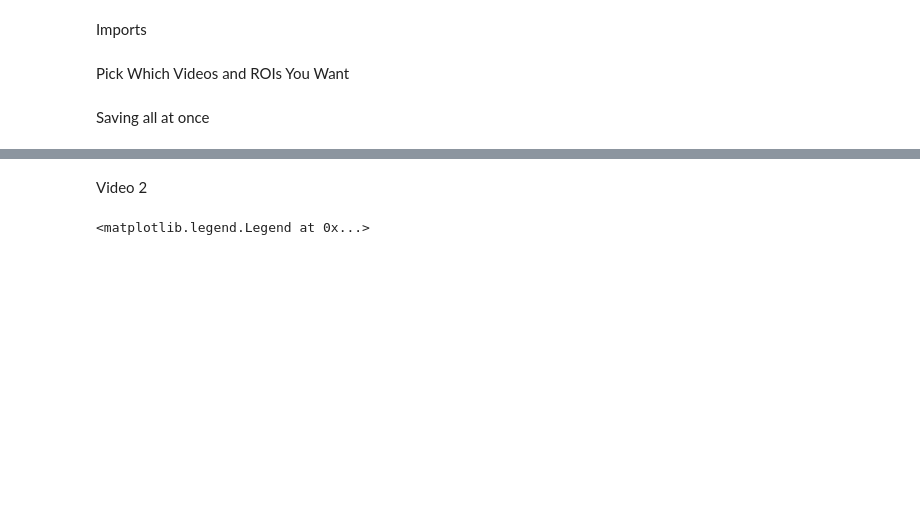
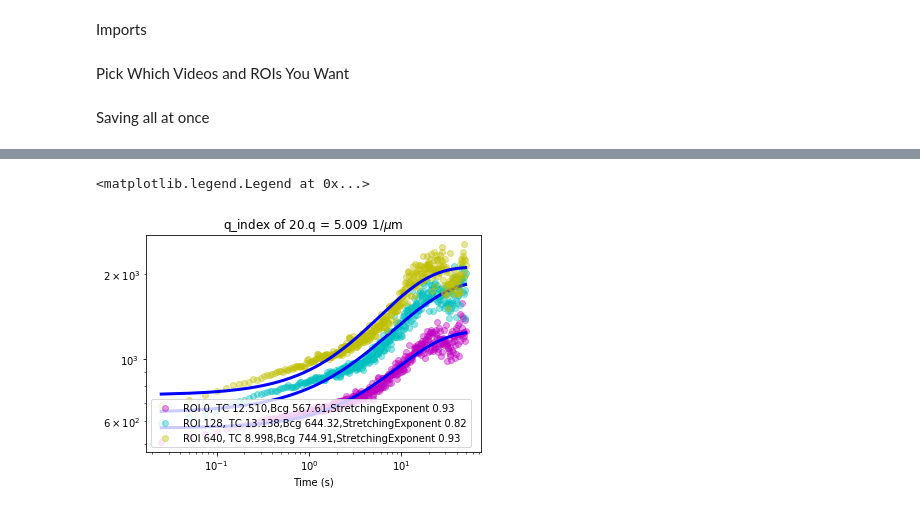
Before and after one commit to chmatsuda/Differential-Dynamic-Microscopy---Python, a Jupyter notebook: NewAnalysisFiles/Plotting the Fits for a Specified q ACTIN.ipynb, the cells around one changed output, grey strips where cells are left out. Cells and saved outputs as stored; diff of their text form; code cells hidden in the pictures; blank space fills up the shorter version.

```diff
--- a/NewAnalysisFiles/Plotting the Fits for a Specified q ACTIN.ipynb
+++ b/NewAnalysisFiles/Plotting the Fits for a Specified q ACTIN.ipynb
@@ -40,6 +40,8 @@ frame_rate = 40.0
 f = open(data_dir1+datafile,'rb')
 AllResults = pickle.load(f)
 f.close()
+imDimension = 128
+px = .196
 
 
 # data_dir2 = "Z:\\ChristelleSummer2018\\Data\\BeadsInConditions\\Copolymerized\\2018_07_17\\40\\copoly40fps_2\\"
@@ -64,20 +64,25 @@ Sample1 ={}
 # %%
-ROIs = ['0','128','256','384','512','640']
+## You dont have to edit anything here unless it can't find the fft files then change the ddmdatafile
+if(imDimension == 256):
+    ROIs = ['0','256','512']   ##for a 256
+    dim='_256x256_'
+elif(imDimension==128):
+    ROIs = ['0','128','256','384','512','640'] ##for a 128
+    dim='_128x128_'
 for i in range(len(ROIs)):
-    ROIindex = i
-    ROI = ROIs[ROIindex]
+    ROI = ROIs[i]
 
-    fitparamsB = AllResults['fitparams'+str(ROI)]
-    theoryB = AllResults['theory'+str(ROI)]
-    chiB = AllResults['chi2'+str(ROI)]
+    fitparamsA = AllResults['fitparams'+str(ROI)]
+    theoryA = AllResults['theory'+str(ROI)]
+    chiA = AllResults['chi2'+str(ROI)]
 
-    ddmdatafile = 'Actin40fps_3_MMStack_Pos0.ome_'+str(ROI)+'_128x128_FFTDIFFS_dts_ravs.p'
+    ##File Name of the fft files
+    ddmdatafile = data_dir1.split("\\")[-2]+'_MMStack_Pos0.ome_'+str(ROI)+dim+'FFTDIFFS_dts_ravs.p'
 
     g = open(data_dir1+ddmdatafile,'rb')
     dat = pickle.load(g)
     g.close()
 
-    # dat = pickle.load(open(DDMdata_dir1+ddmdatafile,'r'))
     Sample0['dts'+ROIs[i]]  = dat['dts']
     Sample0['ravs'+ROIs[i]] = dat['ravs']
     Sample0['ffts'+ROIs[i]] = dat['ffts']
@@ -105,2 +89,0 @@ Sample0.keys()
-# %% [markdown]
-Video 2
@@ -127,0 +92,4 @@ Video 2
+# %%
+a = open(data_dir1+'\\RavsForFits.p','rb')
+Sample0 = pickle.load(a)
+a.close()
@@ -128,28 +98,28 @@ Video 2
 # %%
-mpld3.disable_notebook()
-%matplotlib qt5
+%matplotlib inline
 ROIs = [0,128,640]
 col = ['mo','co','yo','mo','co','yo']
-q_index = 20
+
 imDimension= 128
 px = .196
 q = np.arange(0,imDimension/2)*2*np.pi*(1./(imDimension*px))
 for i in range(len(ROIs)):
     ROI = ROIs[i]
     fitparamsB = AllResults['fitparams'+str(ROI)]
     theoryB = AllResults['theory'+str(ROI)]
     chiB = AllResults['chi2'+str(ROI)]
 
     times = Sample0['times'+str(ROIs[i])]
     ravs= Sample0['ravs'+str(ROIs[i])]
 
 
     plt.loglog(times,ravs[:,q_index],col[i],alpha=0.4, label = 'ROI %i, TC %.3f,Bcg %.2f,StretchingExponent %.2f'
                %(ROIs[i], fitparamsB[q_index][1], fitparamsB[q_index][2] ,fitparamsB[q_index][3] ))
     plt.loglog(times[:len(theoryB[q_index,:])], theoryB[q_index,:], '-b',lw=3)
 plt.title('q_index of %i.q = %.3f 1/$\mu$m' %(q_index, q[q_index]))
 plt.xlabel("Time (s)")
 plt.legend()
 # %% [output]
 <matplotlib.legend.Legend at 0x...>
+[figure, added]
 # %%
```
Also changed, not shown: parts of 10 cells of this notebook, 11 other files.
